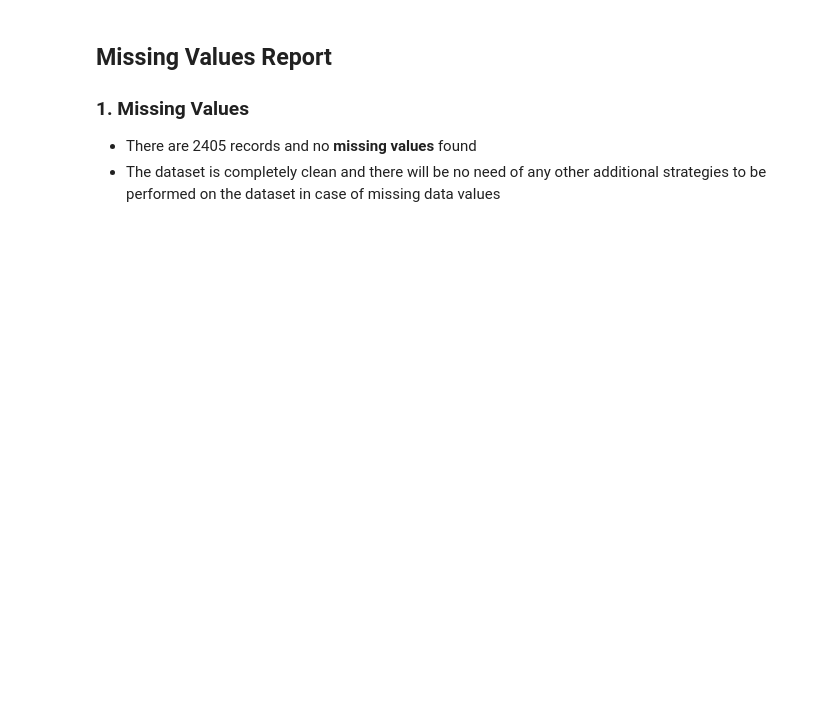
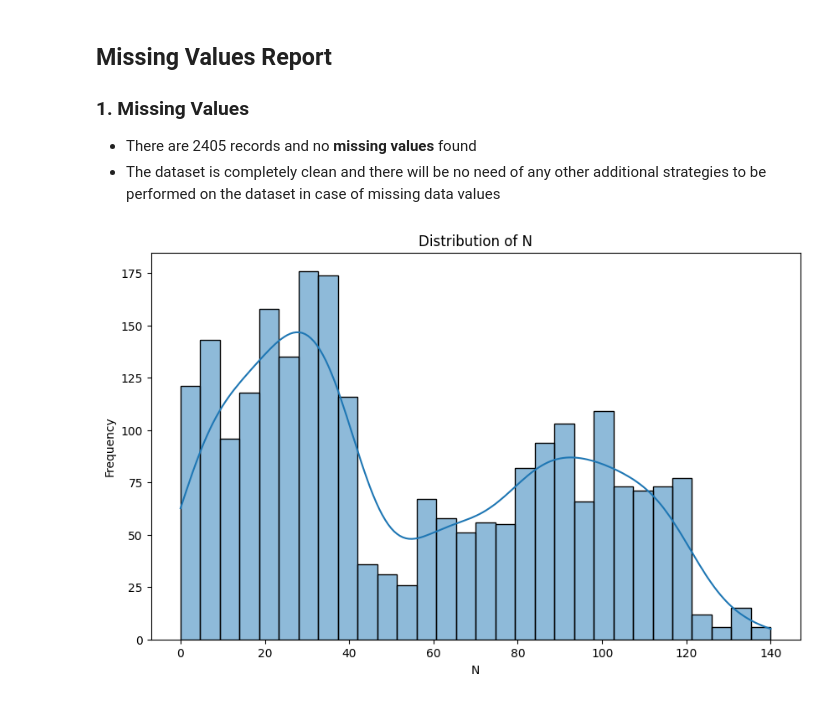
Before and after one commit to praneethkanakamamidi/smart-agri-tech, a Jupyter notebook: src/eda/analysis.ipynb, the cells around one changed output. Drawn from its saved outputs; the diff is of its cells as text; code cells hidden in the pictures; blank space fills up the shorter version.

Commit message:
exploratory data analysis

```diff
--- a/src/eda/analysis.ipynb
+++ b/src/eda/analysis.ipynb
@@ -106,3 +99,8 @@ Visualizing Missing Values...
 ### 1. Missing Values
 - There are 2405 records and no **missing values** found
 - The dataset is completely clean and there will be no need of any other additional strategies to be performed on the dataset in case of missing data values
+# %%
+univariate_processor = UnivariateAnalysisExecutor(UnivariateNumericalAnalysis())
+univariate_processor.run_analysis(df, 'N')
+# %% [output]
+[figure, added]
```
Also changed, not shown: parts of 26 cells of this notebook, 5 other files.
